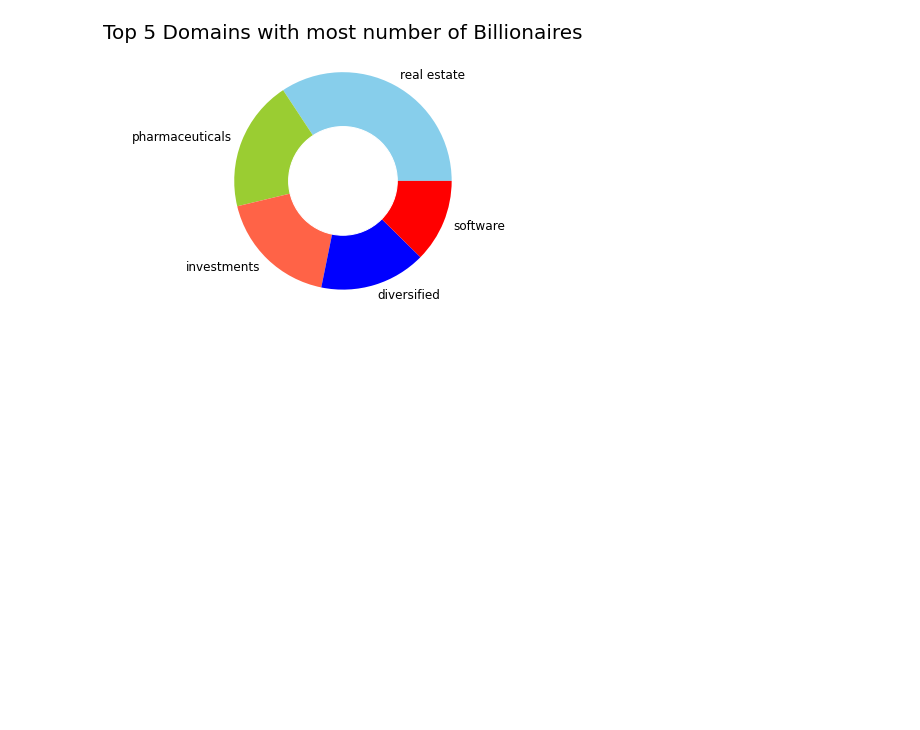
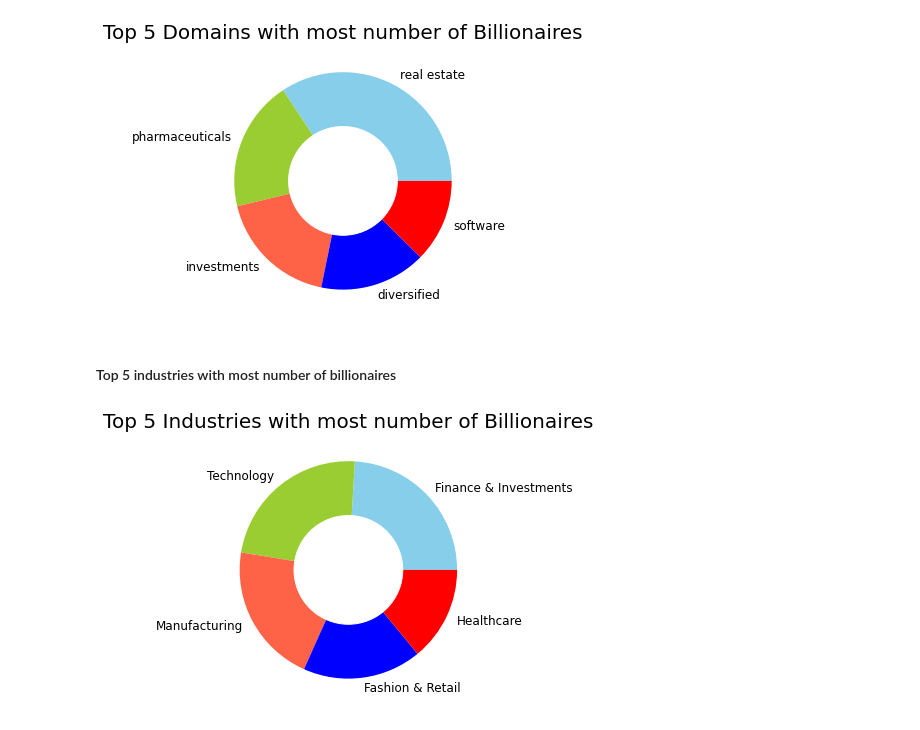
Before and after one commit to ram-polisetti/DataScience, a Jupyter notebook: WorldWideBillionairesAnalysis/WorldWideBillionairesAnalysis.ipynb, the cells around one changed output. Saved outputs shown, nothing was run; the diff lists cells and outputs as text; code cells hidden in the pictures; blank space fills up the shorter version.

Commit message:
plot top 5 Industries with most number of Billionaires

```diff
--- a/WorldWideBillionairesAnalysis/WorldWideBillionairesAnalysis.ipynb
+++ b/WorldWideBillionairesAnalysis/WorldWideBillionairesAnalysis.ipynb
@@ -134,3 +134,20 @@ plt.title("Top 5 Domains with most number of Billionaires", fontsize=20)
 plt.show()
 # %% [output]
 [figure]
+# %% [markdown]
+#### Top 5 industries with most number of billionaires
+# %%
+top_5_industries = billionaires_data.Industry.value_counts().head()
+index = top_5_industries.index
+sources = top_5_industries.values
+custom_colors = ['skyblue', 'yellowgreen', 'tomato', 'blue', 'red']
+plt.figure(figsize=(5, 5))
+plt.pie(sources, labels=index, colors=custom_colors)
+central_circle = plt.Circle((0, 0), 0.5, color='white')
+fig = plt.gcf()
+fig.gca().add_artist(central_circle)
+plt.rc('font', size=12)
+plt.title("Top 5 Industries with most number of Billionaires", fontsize=20)
+plt.show()
+# %% [output]
+[figure, added]
```
